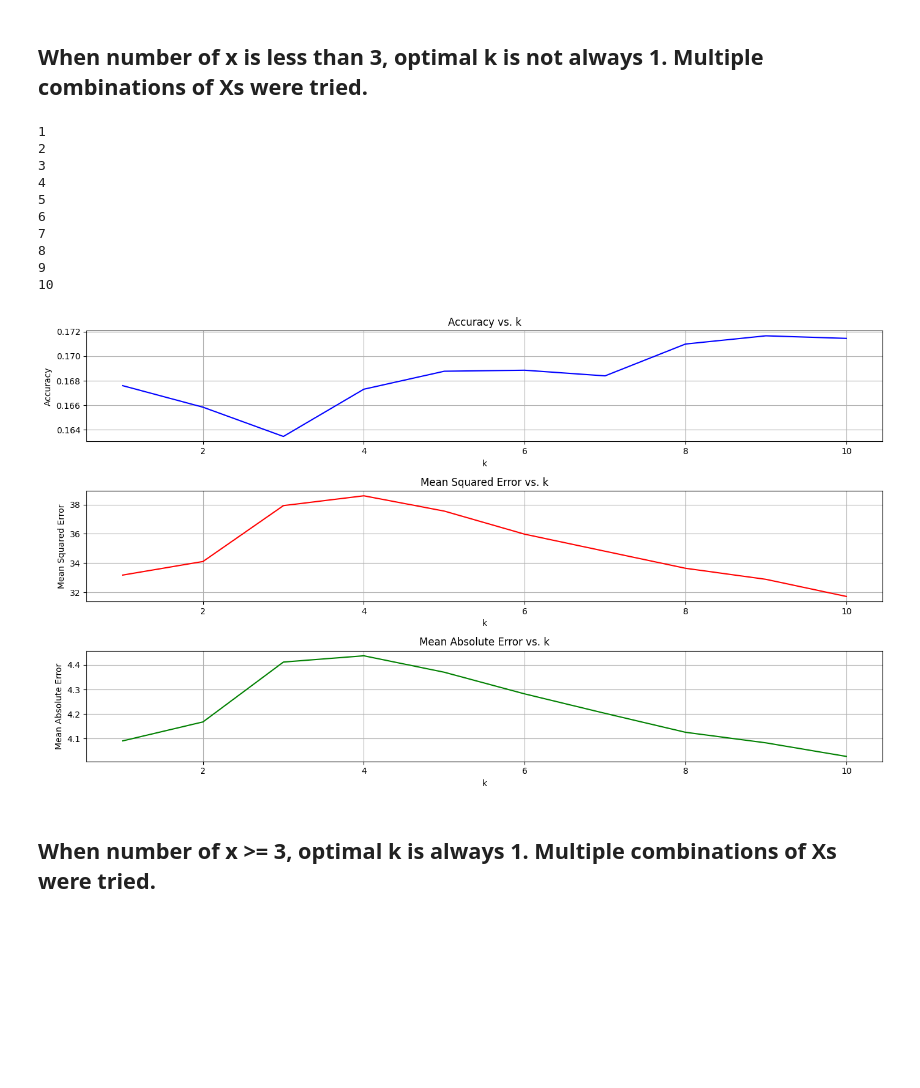
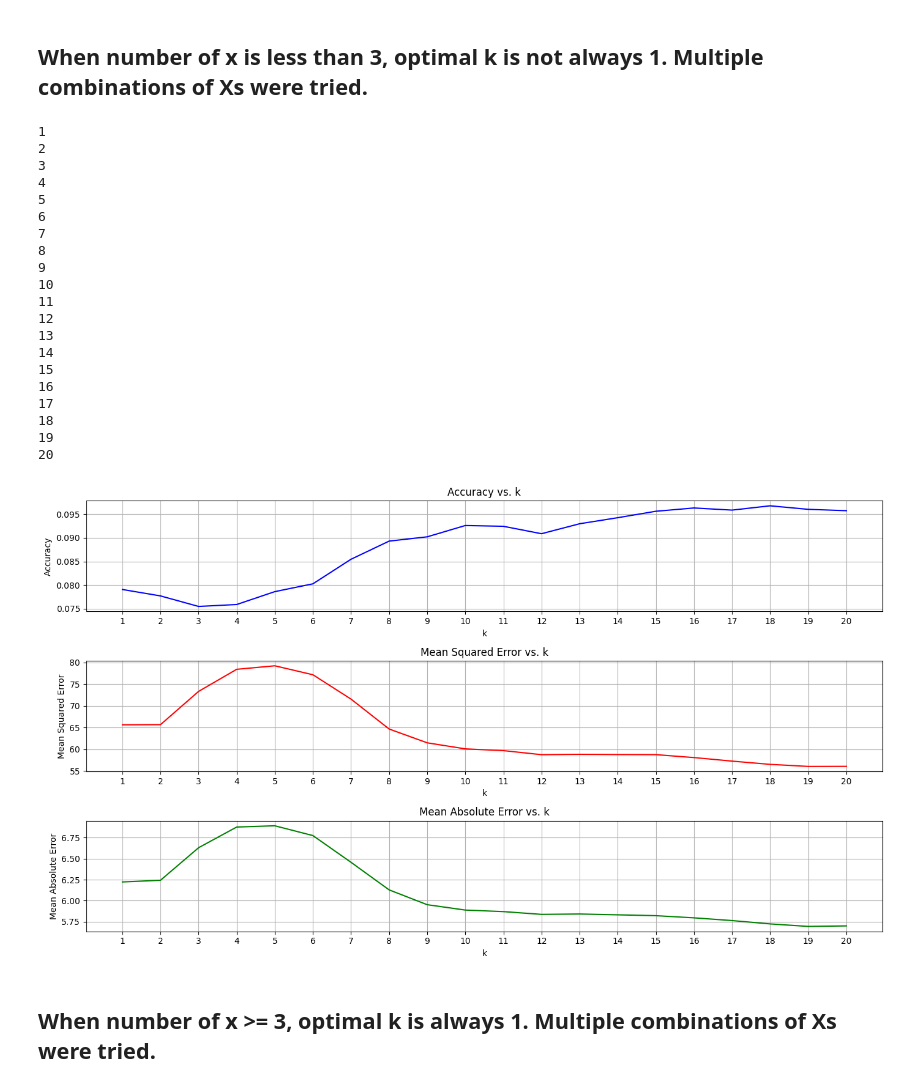
Before and after one commit to Liuabi520/CS497_Proj, a Jupyter notebook: player-rating/main.ipynb, the cells around one changed output. Cells and saved outputs as stored; diff of their text form; code cells hidden in the pictures; blank space fills up the shorter version.

```diff
--- a/player-rating/main.ipynb
+++ b/player-rating/main.ipynb
@@ -71,7 +69,7 @@ len(player_attributes)
 # %% [markdown]
 ## When number of x is less than 3, optimal k is not always 1. Multiple combinations of Xs were tried.
 # %%
-X = player_attributes[['weight', 'height', 'short_passing']]
+X = player_attributes[['weight', 'height', 'age']]
 y = player_attributes['overall_rating']
 
 X_train, X_test, y_train, y_test = train_test_split(X, y, test_size=0.2, random_state=42)
@@ -81,7 +79,7 @@ mean_squared_errors = []
 mean_absolute_errors = []
 
 # Loop over k values from 1 to 10
-for k in range(1, 11):
+for k in range(1, 21):
     knn = KNeighborsClassifier(n_neighbors=k)
     knn.fit(X_train, y_train)
 
@@ -99,7 +97,7 @@ for k in range(1, 11):
     mean_absolute_errors.append(mae)
     print(k)
 # Plotting the metrics
-k_values = range(1, 11)
+k_values = range(1, 21)
 plt.figure(figsize=(14, 8))
 
 # Plot accuracy
@@ -108,38 +106,51 @@ plt.plot(k_values, accuracies, label='Accuracy', color='b')
 plt.xlabel('k')
 plt.ylabel('Accuracy')
 plt.title('Accuracy vs. k')
+plt.xticks(k_values)
 plt.grid(True)
 
 # Plot mean squared error
 plt.subplot(3, 1, 2)
 plt.plot(k_values, mean_squared_errors, label='Mean Squared Error', color='r')
 plt.xlabel('k')
 plt.ylabel('Mean Squared Error')
 plt.title('Mean Squared Error vs. k')
+plt.xticks(k_values)
 plt.grid(True)
 
 # Plot mean absolute error
 plt.subplot(3, 1, 3)
 plt.plot(k_values, mean_absolute_errors, label='Mean Absolute Error', color='g')
 plt.xlabel('k')
 plt.ylabel('Mean Absolute Error')
 plt.title('Mean Absolute Error vs. k')
+plt.xticks(k_values)
 plt.grid(True)
 
 plt.tight_layout()
 plt.show()
 # %% [output]
 1
 2
 3
 4
 5
 6
 7
 8
 9
 10
+11
+12
+13
+14
+15
+16
+17
+18
+19
+20
-[figure, old version]
+[figure, new version]
 # %% [markdown]
 ## When number of x >= 3, optimal k is always 1. Multiple combinations of Xs were tried.
 # %%
```
Also changed, not shown: parts of 3 cells of this notebook.
